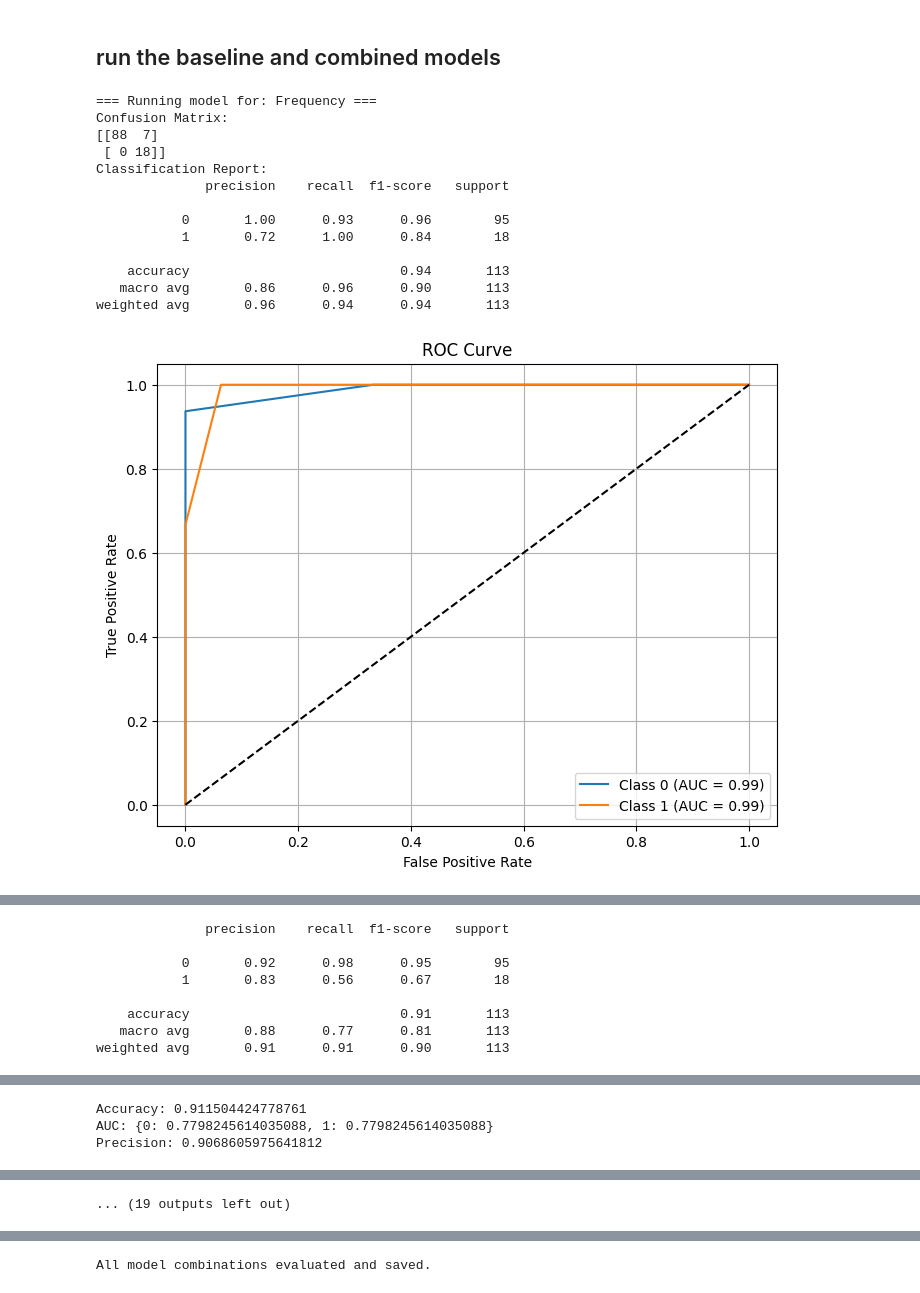
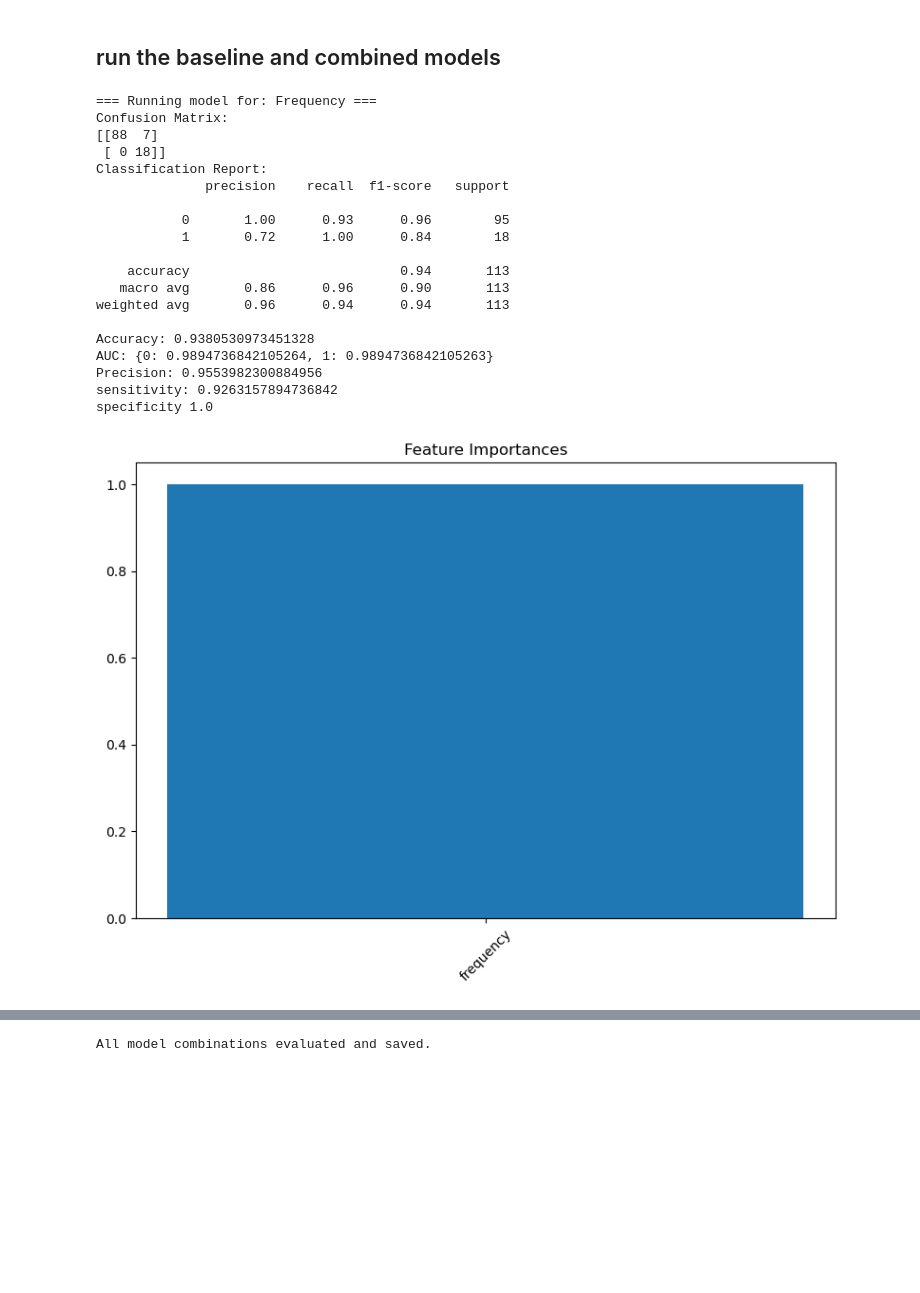
Before and after one commit to aggreen/MTB_Mut_Clust, a Jupyter notebook: scripts/10. clustering_model_training.ipynb, the cells around one changed output, grey strips where cells are left out. Saved outputs shown, nothing was run; the diff lists cells and outputs as text; code cells hidden in the pictures; blank space fills up the shorter version.

```diff
--- a/scripts/10. clustering_model_training.ipynb
+++ b/scripts/10. clustering_model_training.ipynb
@@ -90,14 +92,45 @@ See the caveats in the documentation: https://pandas.pydata.org/pandas-docs/stab
 # %%
 feature_sets = {
     "Frequency": ['frequency'],
-    "Proximity": ['Proximity_to_R_Conferring'],
+    "Proximity_3D": ['Proximity_to_R_Conferring'],
+    "Proximity_1D": ['Proximity_to_R_Conferring_1D'],
     "G-score": ['G_score'],
-    "Frequency + Proximity": ['frequency', 'Proximity_to_R_Conferring'],
-    "Frequency + G-score": ['frequency', 'G_score'],
-    "Combined": ['frequency', 'Proximity_to_R_Conferring', 'G_score']
+    # "Frequency + Proximity": ['frequency', 'Proximity_to_R_Conferring'],
+    # "Frequency + G-score": ['frequency', 'G_score'],
+    # "Combined": ['frequency', 'Proximity_to_R_Conferring', 'G_score']
 }
 # %%
 results = {}
+
+def performance_evaluation(y_test, y_pred,y_prob):
+    print("Classification Report:")
+    print(classification_report(y_test, y_pred))
+    precision = classification_report(y_test, y_pred, output_dict=True)['weighted avg']['precision'] #dataset is class imbalanced
+    sensitivity = classification_report(y_test, y_pred, output_dict=True)['0']['recall']
+    specificity= classification_report(y_test, y_pred, output_dict=True)['1']['recall']
+    accuracy= accuracy_score(y_test, y_pred)
+
+    # Create mapping from class label to index
+    class_to_index = {cls: idx for idx, cls in enumerate(np.unique(y_test))}
+
+    fpr, tpr, roc_auc = {}, {}, {}
+    for cls in class_to_index:
+        idx = class_to_index[cls]
+        fpr[cls], tpr[cls], _ = roc_curve(y_test == cls, y_prob[:, idx])
+        roc_auc[cls] = auc(fpr[cls], tpr[cls])
+
+    #plot roc-auc curve
+    # plt.figure(figsize=(8, 6))
+    # for cls in class_to_index:
+    #     plt.plot(fpr[cls], tpr[cls], label=f"Class {cls} (AUC = {roc_auc[cls]:.2f})")
+    # plt.plot([0, 1], [0, 1], 'k--')
+    # plt.xlabel("False Positive Rate")
+    # plt.ylabel("True Positive Rate")
+    # plt.title("ROC Curve")
+    # plt.legend()
+    # plt.grid()
+    # plt.show()
+    return accuracy, roc_auc, precision, sensitivity, specificity
 
 for label, numeric_columns in feature_sets.items():
     print(f"\n=== Running model for: {label} ===")
@@ -112,10 +145,12 @@ for label, numeric_columns in feature_sets.items():
     trained_rf, y_pred_test, y_prob_test = model_training(X_train, y_train, X_test)
     print("Confusion Matrix:")
     print(confusion_matrix(y_test, y_pred_test))
-    accuracy, roc_auc, precision = performance_evaluation(y_test, y_pred_test, y_prob_test)
+    accuracy, roc_auc, precision, sensitivity, specificity = performance_evaluation(y_test, y_pred_test, y_prob_test)
     print("Accuracy:", accuracy)
     print("AUC:", roc_auc)
     print("Precision:", precision)
+    print("sensitivity:", sensitivity)
+    print("specificity", specificity)
 
     # Step 6: Feature importance
     feature_importances = plot_feature_importance(trained_rf, numeric_columns)
@@ -141,31 +176,39 @@ for label, numeric_columns in feature_sets.items():
     # Store all results
     results[label] = {
         "features": numeric_columns,
         "accuracy": accuracy,
         "precision": precision,
         "roc_auc": roc_auc,
         "feature_importance": feature_importances,
         "misclassified_indices": misclassified_original_indices,
         "misclassified_samples": misclassified_samples,
+        "sensitivity": sensitivity,
+        "specificity": specificity,
         "category_3_predictions": {
             "resistant_count": confidence_0_count,
             "susceptible_count": confidence_1_count,
             "resistant_percentage": confidence_0_percentage,
             "susceptible_percentage": confidence_1_percentage
         }
     }
 # %% [output]
 === Running model for: Frequency ===
 Confusion Matrix:
 [[88  7]
  [ 0 18]]
 Classification Report:
               precision    recall  f1-score   support
 
            0       1.00      0.93      0.96        95
            1       0.72      1.00      0.84        18
 
     accuracy                           0.94       113
    macro avg       0.86      0.96      0.90       113
 weighted avg       0.96      0.94      0.94       113
+
+Accuracy: 0.9380530973451328
+AUC: {0: 0.9894736842105264, 1: 0.9894736842105263}
+Precision: 0.9553982300884956
+sensitivity: 0.9263157894736842
+specificity 1.0
-[figure, old version]
+[figure, new version]
@@ -191,8 +273,0 @@ See the caveats in the documentation: https://pandas.pydata.org/pandas-docs/stab
-              precision    recall  f1-score   support
-
-           0       0.92      0.98      0.95        95
-           1       0.83      0.56      0.67        18
-
-    accuracy                           0.91       113
-   macro avg       0.88      0.77      0.81       113
-weighted avg       0.91      0.91      0.90       113
@@ -200,3 +273,0 @@ weighted avg       0.91      0.91      0.90       113
-Accuracy: 0.911504424778761
-AUC: {0: 0.7798245614035088, 1: 0.7798245614035088}
-Precision: 0.9068605975641812
@@ -227,4 +275,3 @@ See the caveats in the documentation: https://pandas.pydata.org/pandas-docs/stab
-... (19 outputs left out)
 # %%
 def find_invalid_keys(obj, path="root"):
     if isinstance(obj, dict):
```
Also changed, not shown: parts of 8 cells of this notebook, 4 other files.
